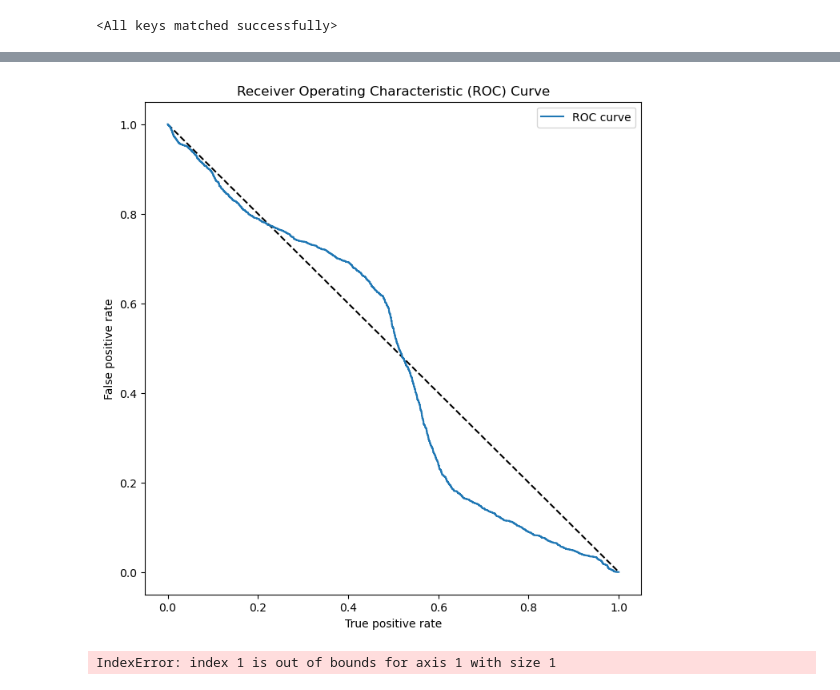
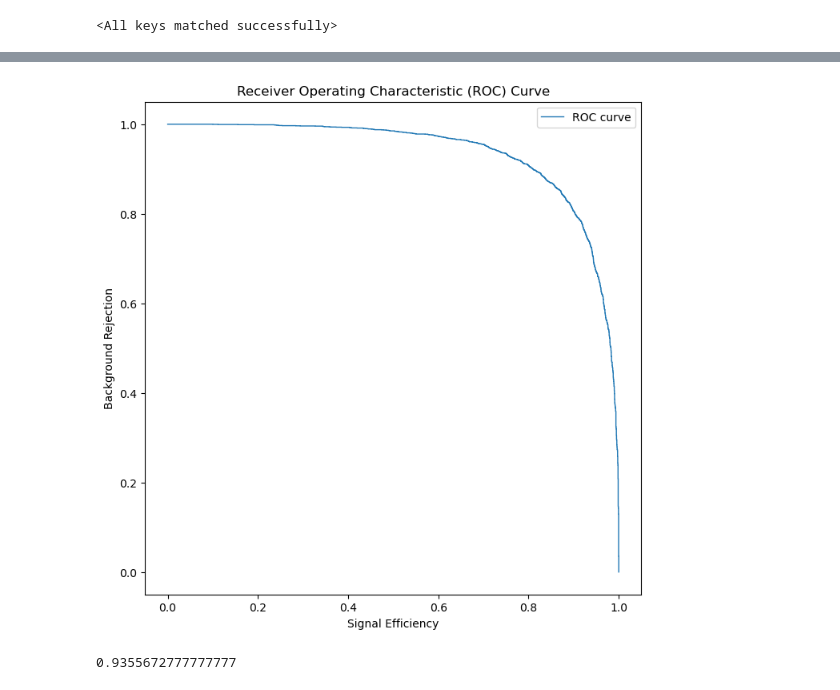
Before and after one commit to JoTimelord/Analysis, a Jupyter notebook: abcdnet/plotROC.ipynb, the cells around one changed output, grey strips where cells are left out. Drawn from its saved outputs; the diff is of its cells as text; code cells hidden in the pictures.

```diff
--- a/abcdnet/plotROC.ipynb
+++ b/abcdnet/plotROC.ipynb
@@ -18,7 +19,7 @@ print(f"use_cuda: {use_cuda}")
 # %% [output]
 use_cuda: False
 # %%
-config=VBSConfig.from_json("config_test.json")
+config=VBSConfig.from_json("configs/Gaussians3D_noDisCo.json")
 models_dir=f"{config.basedir}/trained_models"
 test_datapath=get_outfile(config, tag="test_dataset")
 test_datapath
@@ -27,5 +68,5 @@ test_datapath
 # %%
-model_name="ABCDNet_DoubleGaussian_modelNeuralNetwork_nhidden3_hiddensize128_lr0.001_discolambda1000_epoch50_model.pt"
+model_name="Gaussians3D_noDisCo_modelNeuralNetwork_nhidden4_hiddensize128_lr0.001_discolambda0_epoch70_model.pt"
 model_path=os.path.join(models_dir,model_name)
 Model=getattr(models, config.model.name)
 model=Model.from_config(config).to(device)
@@ -100,20 +118,16 @@ from sklearn.metrics import roc_curve
 fpr, tpr, thresholds = roc_curve(true_labels, predicted_scores)
 # %%
-import matplotlib.pyplot as plt
-
+roc_auc=auc(fpr,tpr)
 plt.figure(figsize=(8, 8))
-plt.plot([0, 1], [1, 0], 'k--')
-plt.plot(tpr, 1-fpr, label='ROC curve')
-plt.xlabel('True positive rate')
-plt.ylabel('False positive rate')
+plt.plot(tpr, 1-fpr, lw=1, label='ROC curve')
+plt.xlabel('Signal Efficiency')
+plt.ylabel('Background Rejection')
 plt.title('Receiver Operating Characteristic (ROC) Curve')
 plt.legend()
 plt.show()
 # %% [output]
-[figure, old version]
+[figure, new version]
-# %%
-from sklearn.metrics import roc_auc_score
-
-roc_auc = roc_auc_score(y_true_np, y_pred_np[:, 1])
-# %% [output]
-IndexError: index 1 is out of bounds for axis 1 with size 1
+# %%
+roc_auc
+# %% [output]
+0.9355672777777777
```
Also changed, not shown: parts of 9 cells of this notebook, 38 other files.
